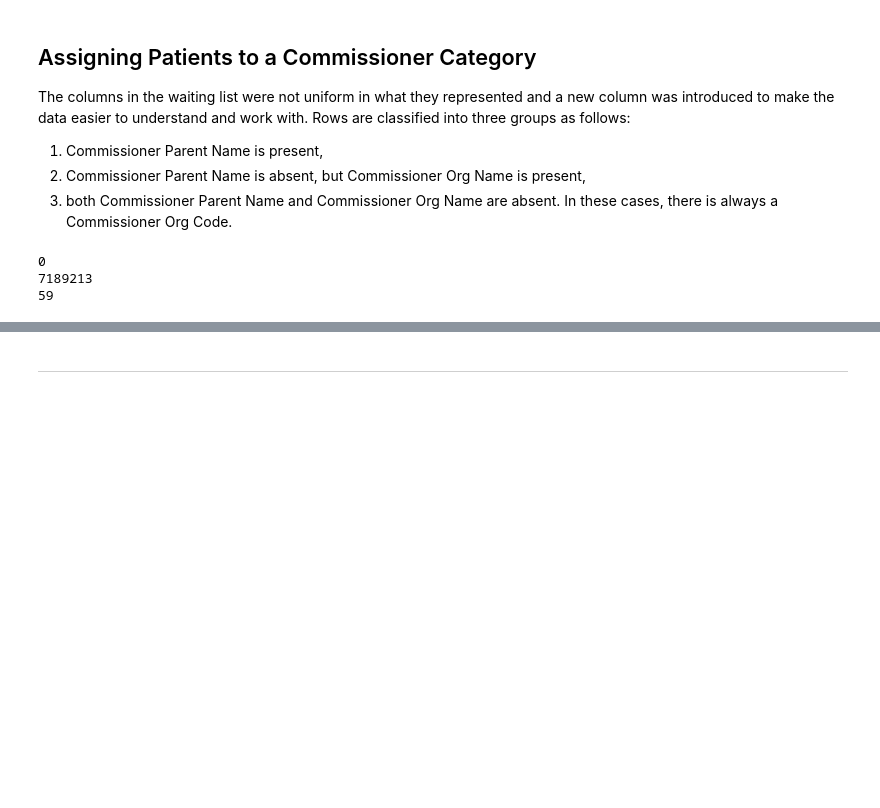
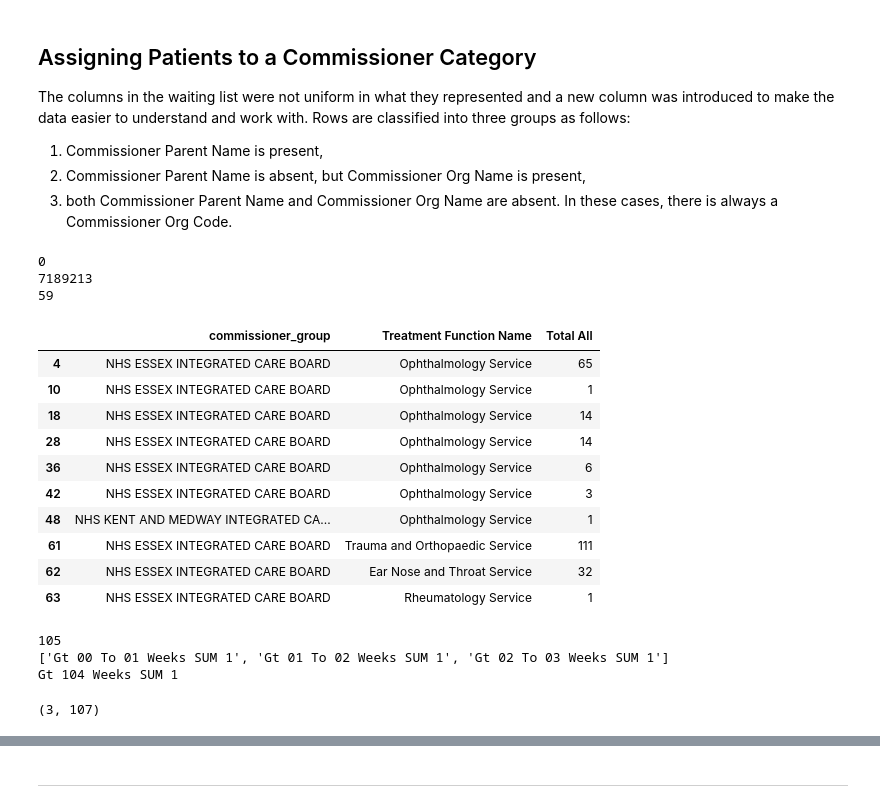
Before and after one commit to ImaginationDeadImagine/nhs-rtt-waiting-times-dashboard, a Jupyter notebook: jupyter_notebooks/01_load_and_clean.ipynb, the cells around one changed output, grey strips where cells are left out. Cells and saved outputs as stored; diff of their text form; code cells hidden in the pictures; blank space fills up the shorter version.

```diff
--- a/jupyter_notebooks/01_load_and_clean.ipynb
+++ b/jupyter_notebooks/01_load_and_clean.ipynb
@@ -167,3 +167,33 @@ print(part2["commissioner_group"].nunique())
 0
 7189213
 59
+# %%
+part2[["commissioner_group", "Treatment Function Name", "Total All"]].head(10)
+# %% [output]
+|  | commissioner_group | Treatment Function Name | Total All |
+| 4 | NHS ESSEX INTEGRATED CARE BOARD | Ophthalmology Service | 65 |
+| 10 | NHS ESSEX INTEGRATED CARE BOARD | Ophthalmology Service | 1 |
+| 18 | NHS ESSEX INTEGRATED CARE BOARD | Ophthalmology Service | 14 |
+| 28 | NHS ESSEX INTEGRATED CARE BOARD | Ophthalmology Service | 14 |
+| 36 | NHS ESSEX INTEGRATED CARE BOARD | Ophthalmology Service | 6 |
+| 42 | NHS ESSEX INTEGRATED CARE BOARD | Ophthalmology Service | 3 |
+| 48 | NHS KENT AND MEDWAY INTEGRATED CA... | Ophthalmology Service | 1 |
+| 61 | NHS ESSEX INTEGRATED CARE BOARD | Trauma and Orthopaedic Service | 111 |
+| 62 | NHS ESSEX INTEGRATED CARE BOARD | Ear Nose and Throat Service | 32 |
+| 63 | NHS ESSEX INTEGRATED CARE BOARD | Rheumatology Service | 1 |
+# %%
+week_cols = [col for col in part2.columns if col.startswith("Gt ")]
+print(len(week_cols))
+print(week_cols[:3])
+print(week_cols[-1])
+# %% [output]
+105
+['Gt 00 To 01 Weeks SUM 1', 'Gt 01 To 02 Weeks SUM 1', 'Gt 02 To 03 Weeks SUM 1']
+Gt 104 Weeks SUM 1
+# %%
+group_cols = ["commissioner_group", "Treatment Function Code", "Treatment Function Name"]
+value_cols = week_cols + ["Total All"] + ["Patients with unknown clock start date"]
+
+len(group_cols), len(value_cols)
+# %% [output]
+(3, 107)
```
Also changed, not shown: parts of 12 cells of this notebook, 1 other file.
